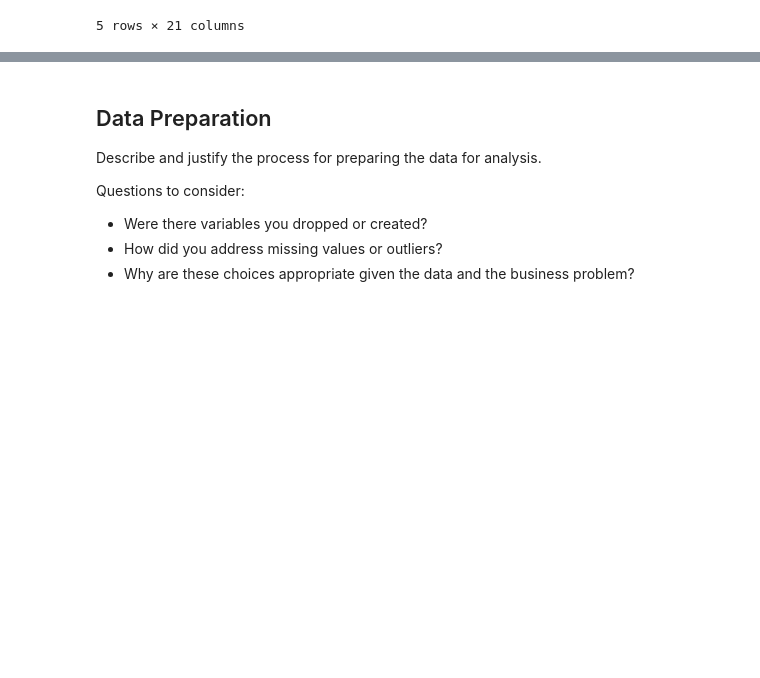
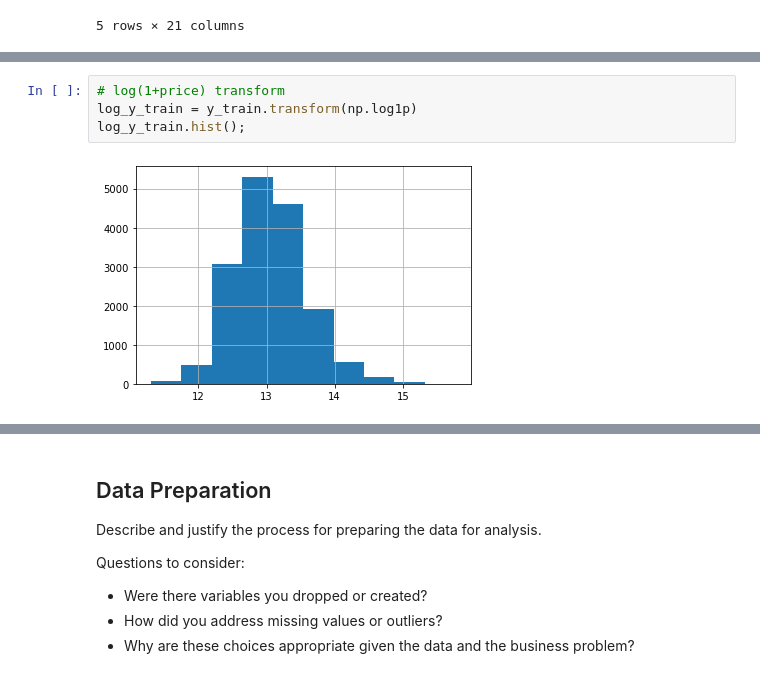
Before and after one commit to JenSans/Housing-Project, a Jupyter notebook: notebooks/Andrew/Andrew.ipynb, the cells around one changed output, grey strips where cells are left out. Saved outputs shown, nothing was run; the diff lists cells and outputs as text; blank space fills up the shorter version.

```diff
--- a/notebooks/Andrew/Andrew.ipynb
+++ b/notebooks/Andrew/Andrew.ipynb
@@ -268,0 +181,6 @@ sum(train_df['sqft_living'] > q90)
+# %%
+# log(1+price) transform
+log_y_train = y_train.transform(np.log1p)
+log_y_train.hist();
+# %% [output]
+[figure, added]
```
Also changed, not shown: parts of 85 cells of this notebook, 1 other file.
